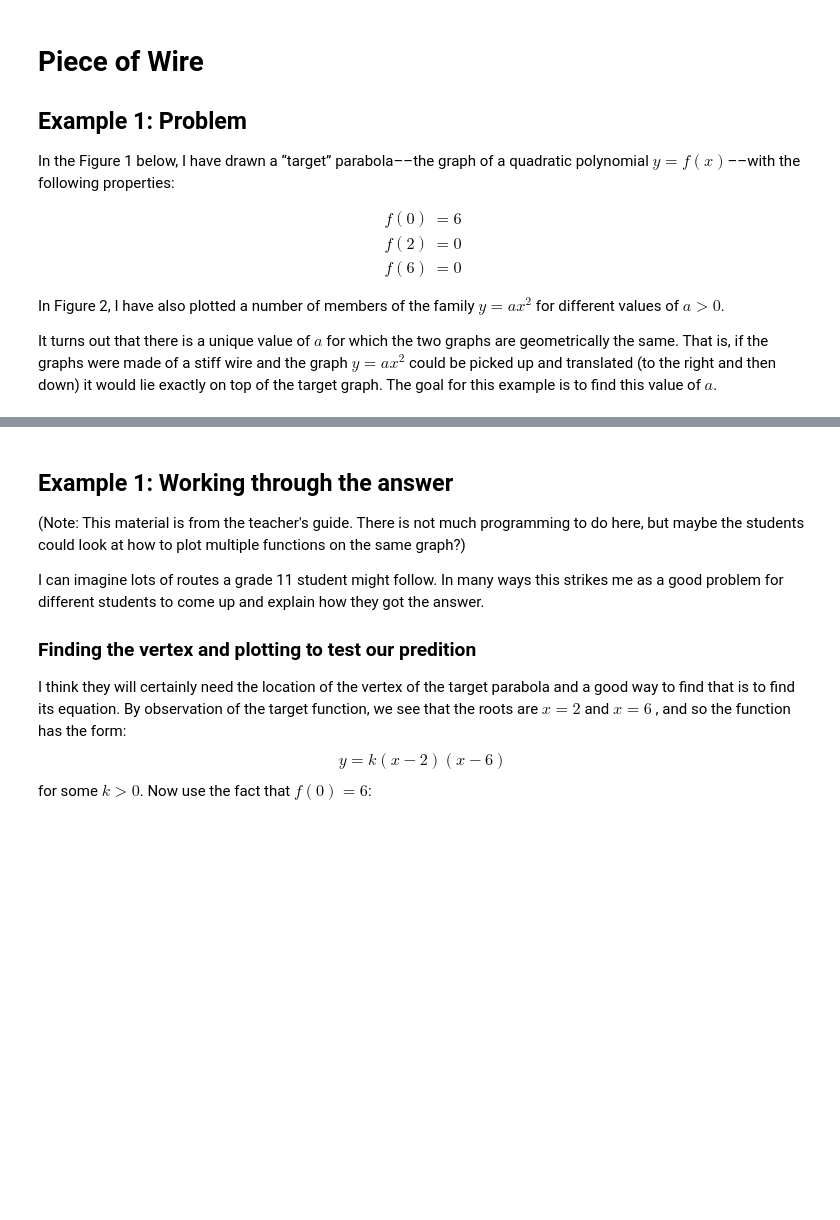
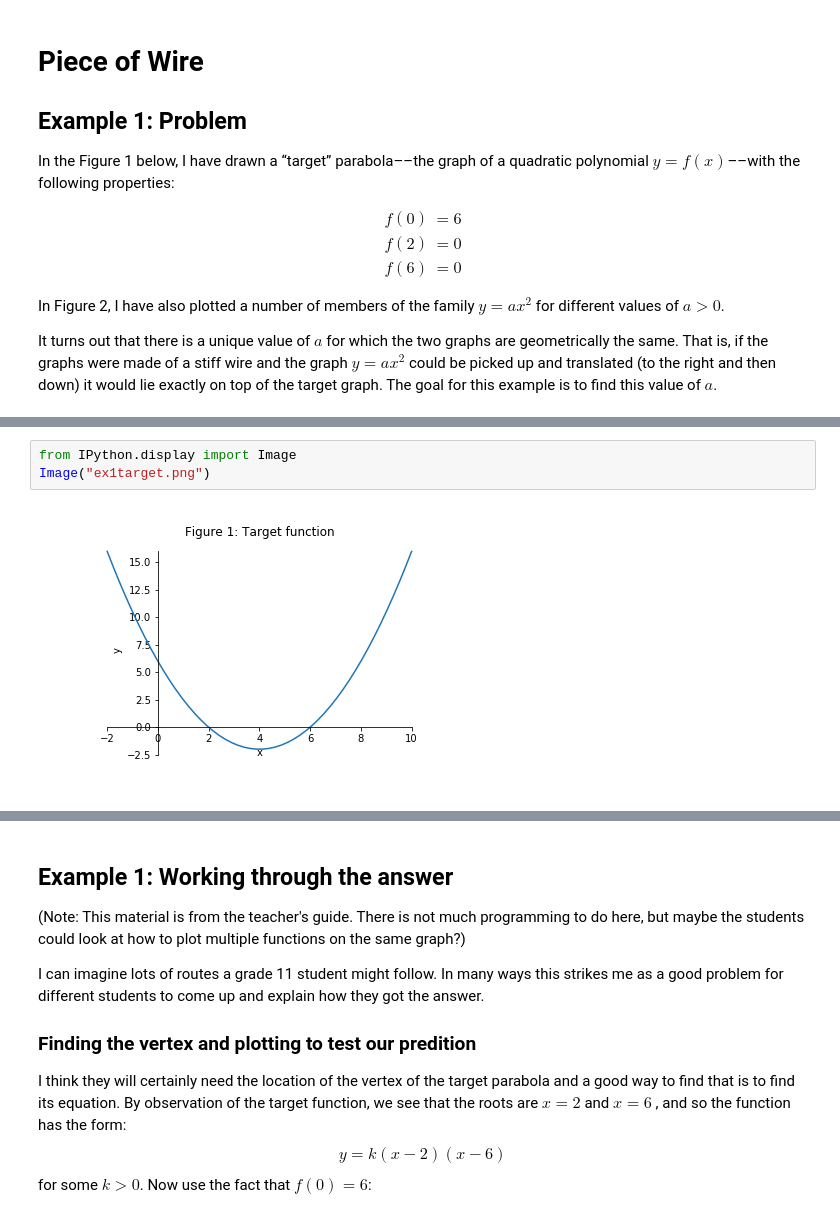
Before and after one commit to CabralM/Mike-s-Repository, a Jupyter notebook: pieceofwire2.ipynb, the cells around one changed output, grey strips where cells are left out. Cells and saved outputs as stored; diff of their text form; blank space fills up the shorter version.

```diff
--- a/pieceofwire2.ipynb
+++ b/pieceofwire2.ipynb
@@ -27,0 +23,5 @@ display(HTML("<table><tr><td><img src='ex1target.png'></td><td><img src='ex1cand
+# %%
+from IPython.display import Image
+Image("ex1target.png")
+# %% [output]
+[figure, added]
```
Also changed, not shown: parts of 2 cells of this notebook.
